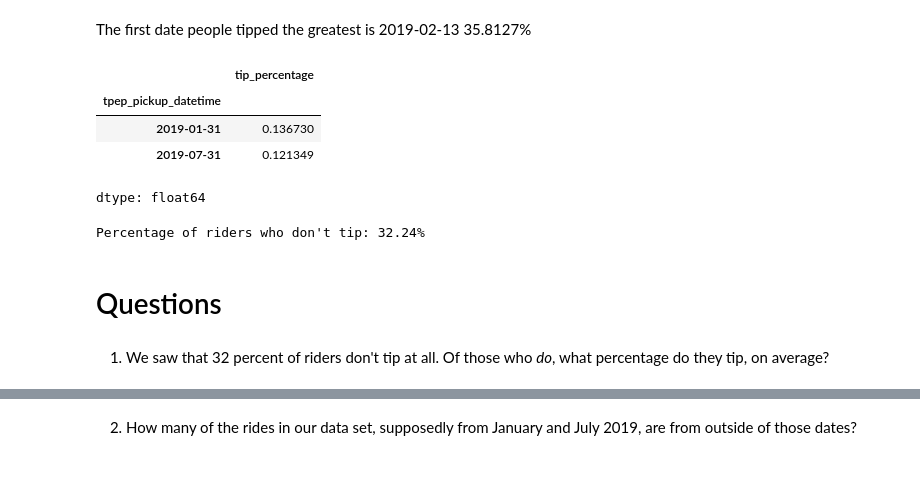
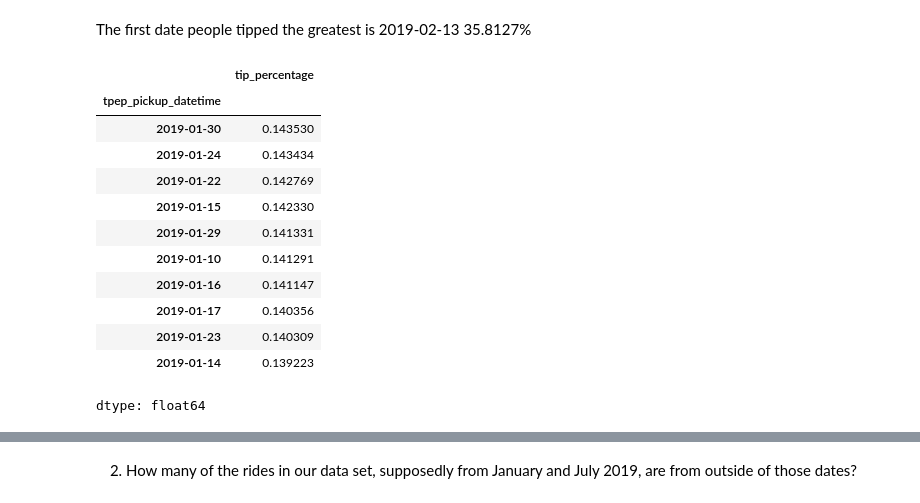
Before and after one commit to saerarawas/AAI614_rawas, a Jupyter notebook: Week 2/Notebook2_6_Rawas_Saera.ipynb, the cells around one changed output, grey strips where cells are left out. Cells and saved outputs as stored; diff of their text form; code cells hidden in the pictures; blank space fills up the shorter version.

```diff
--- a/Week 2/Notebook2_6_Rawas_Saera.ipynb
+++ b/Week 2/Notebook2_6_Rawas_Saera.ipynb
@@ -179,7 +179,3 @@ Januray: 1.0	  0.137011
 July: 7.0	      0.121570
 
 So people tip more in January 13.7011%
-# %%
-# What was the 1-day period in our data set when people tipped the greatest percentage?
-df = df.set_index('tpep_pickup_datetime')
-df.resample('1D')['tip_percentage'].mean().sort_values(ascending=False).head(10)
@@ -200,41 +209,33 @@ dtype: float64
 # %% [markdown]
 The first date people tipped the greatest is 2019-02-13	35.8127%
-# %%
-df = df.sort_index()
-
-# Convert index to datetime if it's not already
-df.index = pd.to_datetime(df.index)
-
-# Use .loc with boolean indexing to select the desired date ranges
-df = pd.concat([
-    df.loc[(df.index >= '2019-01-01') & (df.index <= '2019-01-31')],
-    df.loc[(df.index >= '2019-07-01') & (df.index <= '2019-07-31')]
-])
-# %%
-df.resample('1M')['tip_percentage'].mean().dropna()
-# %% [output]
-|  | tip_percentage |
-| tpep_pickup_datetime |  |
-| 2019-01-31 | 0.136730 |
-| 2019-07-31 | 0.121349 |
-dtype: float64
-# %%
-import pandas as pd
-
-# Calculate the total number of rides
-total_rides = len(df)
-
-# Calculate the number of rides with 0 tip
-no_tip_rides = len(df[df['tip_amount'] == 0])
-
-# Calculate the percentage of riders who don't tip
-no_tip_percentage = (no_tip_rides / total_rides) * 100
-
-print(f"Percentage of riders who don't tip: {no_tip_percentage:.2f}%")
-# %% [output]
-Percentage of riders who don't tip: 32.24%
-# %% [markdown]
-# Questions
-# %% [markdown]
-1. We saw that 32 percent of riders don't tip at all. Of those who *do*, what percentage do they tip, on average?
+# %%
+# Ensure 'tpep_pickup_datetime' is in datetime format
+df['tpep_pickup_datetime'] = pd.to_datetime(df['tpep_pickup_datetime'], errors='coerce')
+
+# Filter only for January and July dates, and keep only relevant columns
+df_filtered = df[
+    ((df['tpep_pickup_datetime'] >= '2019-01-01') & (df['tpep_pickup_datetime'] <= '2019-01-31')) |
+    ((df['tpep_pickup_datetime'] >= '2019-07-01') & (df['tpep_pickup_datetime'] <= '2019-07-31'))
+][['tpep_pickup_datetime', 'tip_percentage']]
+
+# Set 'tpep_pickup_datetime' as the index
+df_filtered = df_filtered.set_index('tpep_pickup_datetime').sort_index()
+
+# Calculate the mean tip percentage per day and display the top 10 days
+answer = df_filtered['tip_percentage'].resample('1D').mean().sort_values(ascending=False).head(10)
+answer
+# %% [output]
+|  | tip_percentage |
+| tpep_pickup_datetime |  |
+| 2019-01-30 | 0.143530 |
+| 2019-01-24 | 0.143434 |
+| 2019-01-22 | 0.142769 |
+| 2019-01-15 | 0.142330 |
+| 2019-01-29 | 0.141331 |
+| 2019-01-10 | 0.141291 |
+| 2019-01-16 | 0.141147 |
+| 2019-01-17 | 0.140356 |
+| 2019-01-23 | 0.140309 |
+| 2019-01-14 | 0.139223 |
+dtype: float64
 # %%
```
Also changed, not shown: parts of 7 cells of this notebook.
